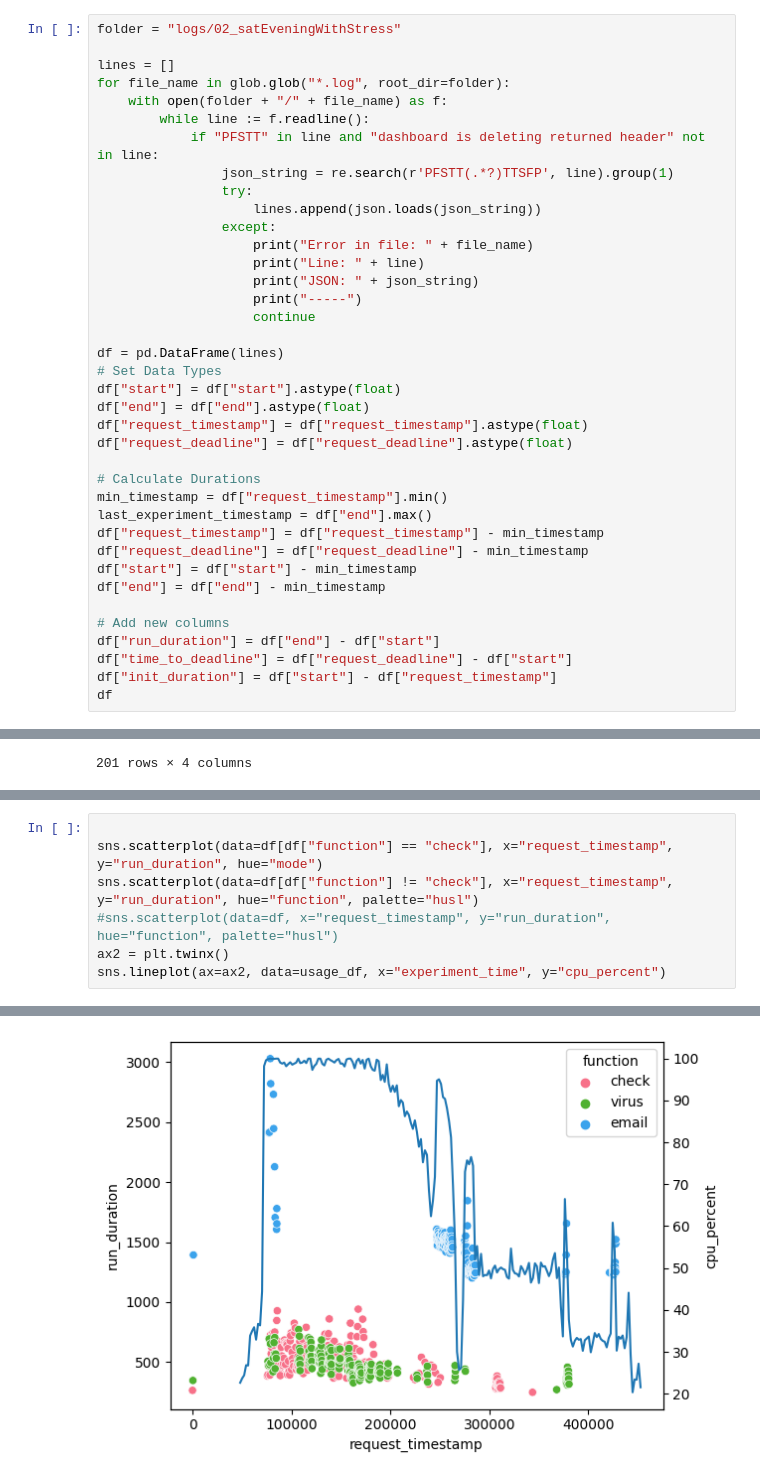
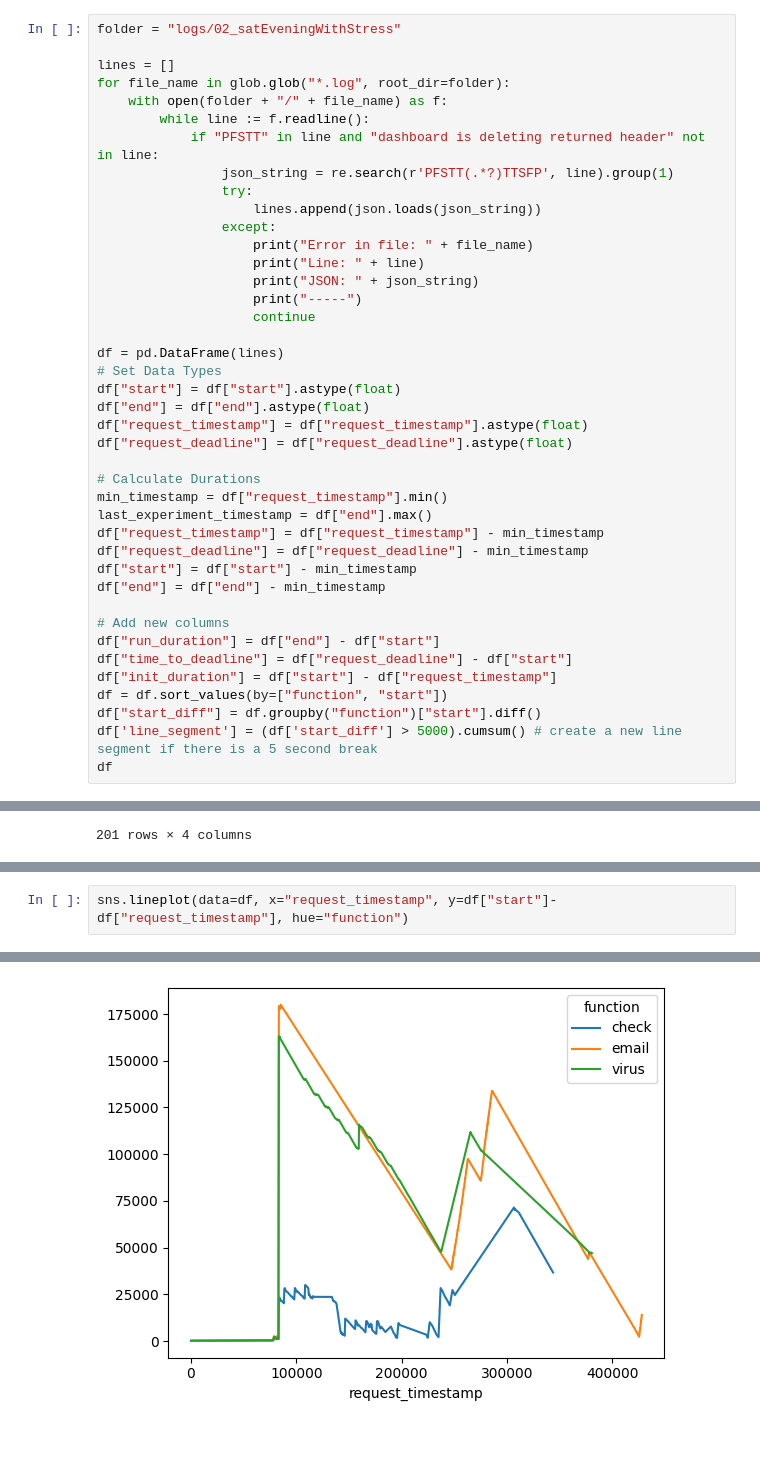
Before and after one commit to umbrellerde/nuclio, a Jupyter notebook: profaastinate/evaluation/stats/stats.ipynb, the cells around one changed output, grey strips where cells are left out. Cells and saved outputs as stored; diff of their text form; blank space fills up the shorter version.

```diff
--- a/profaastinate/evaluation/stats/stats.ipynb
+++ b/profaastinate/evaluation/stats/stats.ipynb
@@ -43,6 +47,9 @@ df["end"] = df["end"] - min_timestamp
 df["run_duration"] = df["end"] - df["start"]
 df["time_to_deadline"] = df["request_deadline"] - df["start"]
 df["init_duration"] = df["start"] - df["request_timestamp"]
+df = df.sort_values(by=["function", "start"])
+df["start_diff"] = df.groupby("function")["start"].diff()
+df['line_segment'] = (df['start_diff'] > 5000).cumsum() # create a new line segment if there is a 5 second break
 df
 # %% [output]
 |  | function | start | end | request_timestamp | request_deadline | mode | callid | id | ... |
@@ -109,8 +116,3 @@ sns.scatterplot(data=df, x="request_timestamp", y="run_duration", hue="function"
 # %%
-
-sns.scatterplot(data=df[df["function"] == "check"], x="request_timestamp", y="run_duration", hue="mode")
-sns.scatterplot(data=df[df["function"] != "check"], x="request_timestamp", y="run_duration", hue="function", palette="husl")
-#sns.scatterplot(data=df, x="request_timestamp", y="run_duration", hue="function", palette="husl")
-ax2 = plt.twinx()
-sns.lineplot(ax=ax2, data=usage_df, x="experiment_time", y="cpu_percent")
+sns.lineplot(data=df, x="request_timestamp", y=df["start"]-df["request_timestamp"], hue="function")
 # %% [output]
@@ -118,2 +120,2 @@ sns.lineplot(ax=ax2, data=usage_df, x="experiment_time", y="cpu_percent")
-[figure, old version]
+[figure, new version]
 # %%
```
Also changed, not shown: parts of 6 cells of this notebook, 1 other file.
